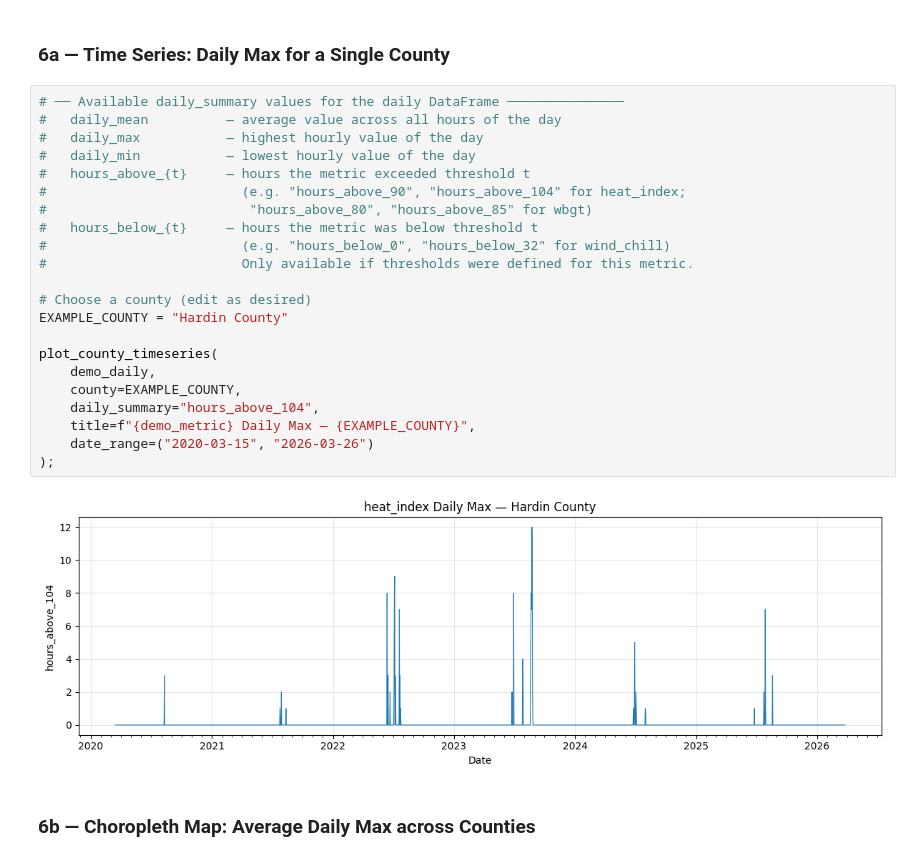
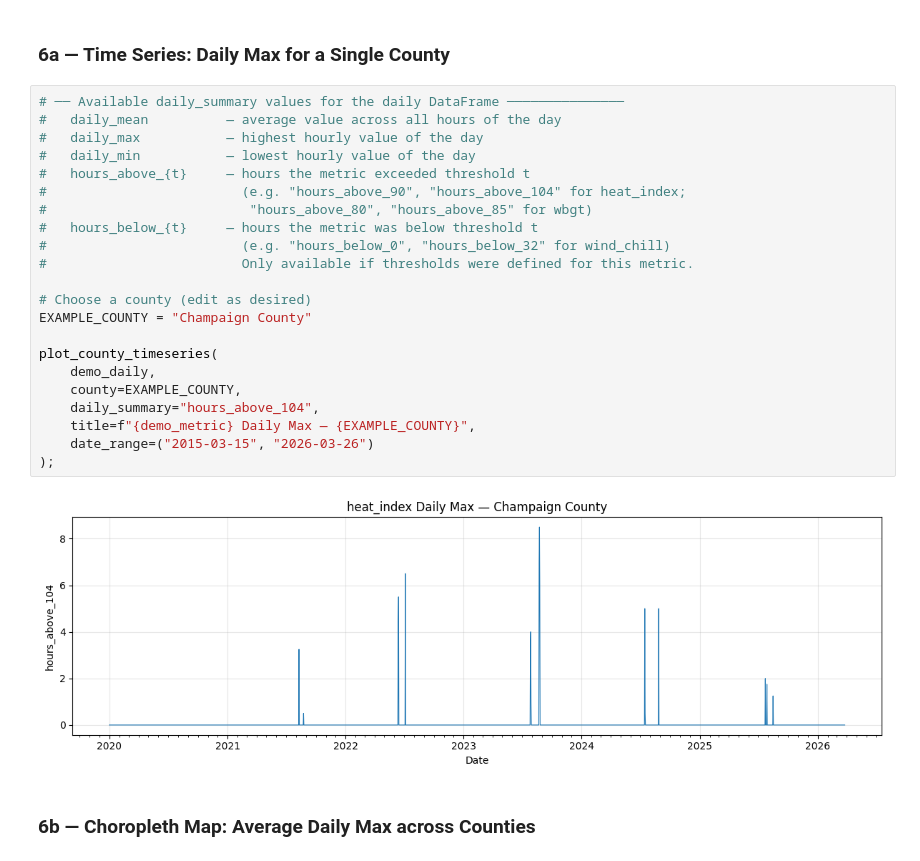
Before and after one commit to cdds-uiuc/climstat-era5, a Jupyter notebook: climstat_pipeline.ipynb, the cells around one changed output. Drawn from its saved outputs; the diff is of its cells as text.

```diff
--- a/climstat_pipeline.ipynb
+++ b/climstat_pipeline.ipynb
@@ -374,27 +465,27 @@ Averages columns: ['GEOID', 'NAMELSAD', 'avg_daily_max', 'avg_daily_mean', 'avg_
 # %%
 # ── Available daily_summary values for the daily DataFrame ───────────────
 #   daily_mean          — average value across all hours of the day
 #   daily_max           — highest hourly value of the day
 #   daily_min           — lowest hourly value of the day
 #   hours_above_{t}     — hours the metric exceeded threshold t
 #                         (e.g. "hours_above_90", "hours_above_104" for heat_index;
 #                          "hours_above_80", "hours_above_85" for wbgt)
 #   hours_below_{t}     — hours the metric was below threshold t
 #                         (e.g. "hours_below_0", "hours_below_32" for wind_chill)
 #                         Only available if thresholds were defined for this metric.
 
 # Choose a county (edit as desired)
-EXAMPLE_COUNTY = "Hardin County"
+EXAMPLE_COUNTY = "Champaign County"
 
 plot_county_timeseries(
     demo_daily,
     county=EXAMPLE_COUNTY,
     daily_summary="hours_above_104",
     title=f"{demo_metric} Daily Max — {EXAMPLE_COUNTY}",
-    date_range=("2020-03-15", "2026-03-26")
+    date_range=("2015-03-15", "2026-03-26")
 );
 # %% [output]
-[figure, old version]
+[figure, new version]
 # %% [markdown]
 ### 6b — Choropleth Map: Average Daily Max across Counties
 # %%
```
Also changed, not shown: parts of 14 cells of this notebook, 6 other files.
